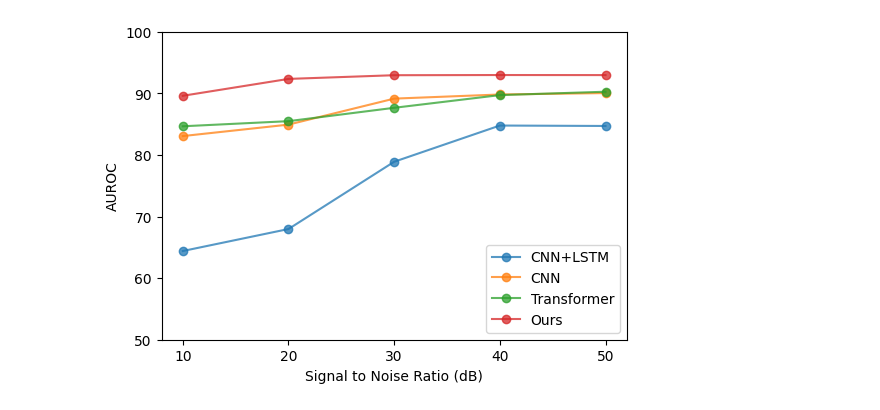
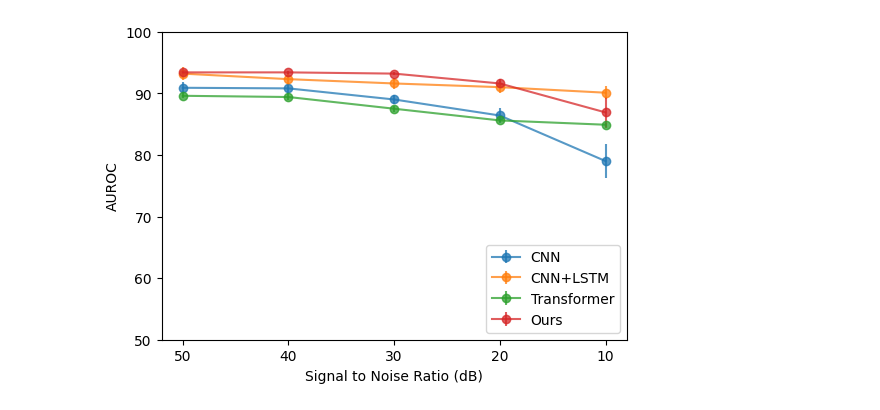
Before and after one commit to fayyaz-udel/Pediatric-Apnea-Transformer, a Jupyter notebook: missing_modality/vis.ipynb, the cells around one changed output. Saved outputs shown, nothing was run; the diff lists cells and outputs as text; code cells hidden in the pictures.

```diff
--- a/missing_modality/vis.ipynb
+++ b/missing_modality/vis.ipynb
@@ -32,31 +71,37 @@ plt.savefig('.\\img\\missing.svg', format="svg")
 # %%
+import matplotlib
 import numpy as np
 import matplotlib.pyplot as plt
+matplotlib.rcParams.update({'font.size': 14})
 fig = plt.figure()
 
 ####### Noisy Modality ########
-x = np.array(['10', "20", "30", "40", "50"])
+x = np.array(['10', "20", "30", "40", "50"])[::-1]
 
-# y_chat = np.array([78.42, 78.18, 79.31, 82.56, 77.19, 78.67])
-# plt.plot(x, y_chat, label='SE-MSCNN', marker = 'o', alpha=0.75)
+y_nch = np.array([79.0, 86.4, 89.0, 90.8, 90.9])[::-1]
+e_nch = np.array([2.8, 1.2, 0.8, 0.9, 0.9])[::-1]
+plt.errorbar(x, y_nch, e_nch, label='CNN', marker = 'o', alpha=0.75)
 
-y_nch = np.array([64.40, 67.97, 78.89, 84.77, 84.70])
-plt.plot(x, y_nch, label='CNN+LSTM', marker = 'o', alpha=0.75)
+y_nch = np.array([90.1, 91.0, 91.6, 92.3, 93.2])[::-1]
+e_nch = np.array([1.1, 1.0, 0.9, 1.0, 1.0])[::-1]
+plt.errorbar(x, y_nch, e_nch, label='CNN+LSTM', marker = 'o', alpha=0.75)
 
-y_nch = np.array([83.06, 84.92, 89.14, 89.81, 90.04])
-plt.plot(x, y_nch, label='CNN', marker = 'o', alpha=0.75)
 
-y_nch = np.array([84.65, 85.48,  87.65, 89.71, 90.26])
-plt.plot(x, y_nch, label='Transformer', marker = 'o', alpha=0.75)
+y_nch = np.array([84.9, 85.6, 87.5, 89.4, 89.6])[::-1]
+e_nch = np.array([0.3, 0.3, 0.5, 0.5, 0.4])[::-1]
+plt.errorbar(x, y_nch, e_nch, label='Transformer', marker = 'o', alpha=0.75)
 
-y_nch = np.array([89.60, 92.34, 92.94, 92.97, 92.96])
-plt.plot(x, y_nch, label='Ours', marker = 'o', alpha=0.75)
+
+y_nch = np.array([86.9, 91.6, 93.2, 93.4, 93.4])[::-1]
+e_nch = np.array([2.5, 0.7, 0.3, 0.3, 0.3])[::-1]
+plt.errorbar(x, y_nch, e_nch, label='Ours', marker = 'o', alpha=0.75)
+
 
 plt.ylim([50,100])
 plt.xlabel('Signal to Noise Ratio (dB)')
 plt.ylabel('AUROC')
 plt.legend(loc='lower right')
 fig.set_size_inches(6, 4)
 plt.savefig('.\\img\\noisy.svg', format="svg")
 # %% [output]
-[figure, old version]
+[figure, new version]
```
Also changed, not shown: parts of 2 cells of this notebook.
